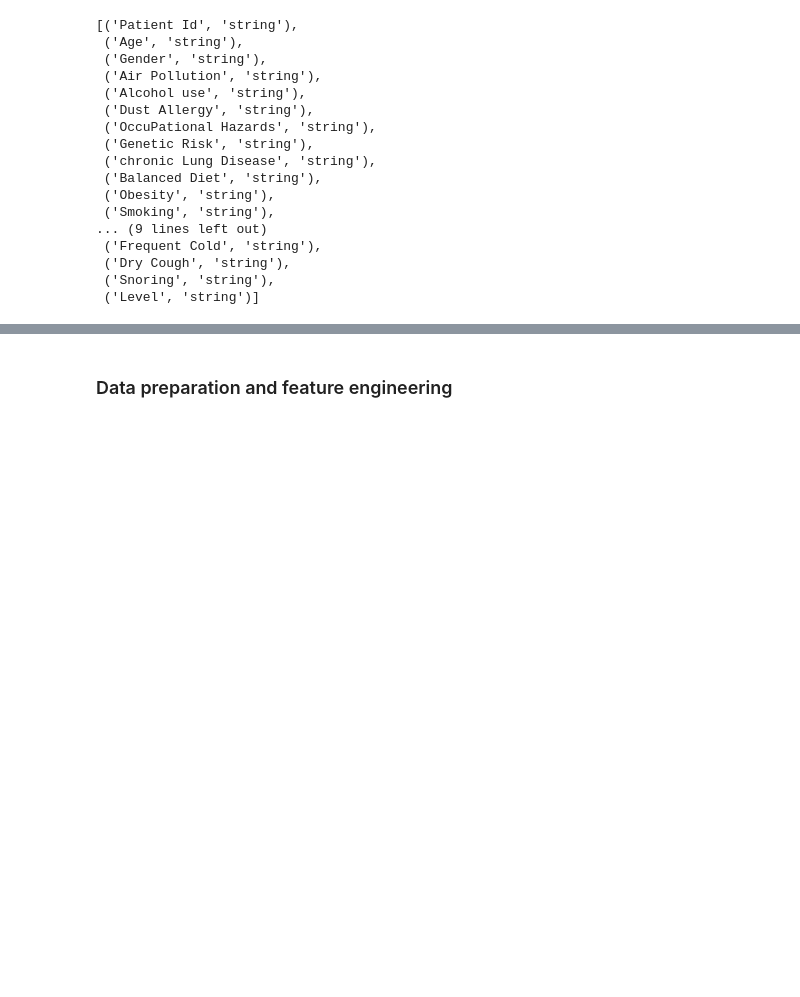
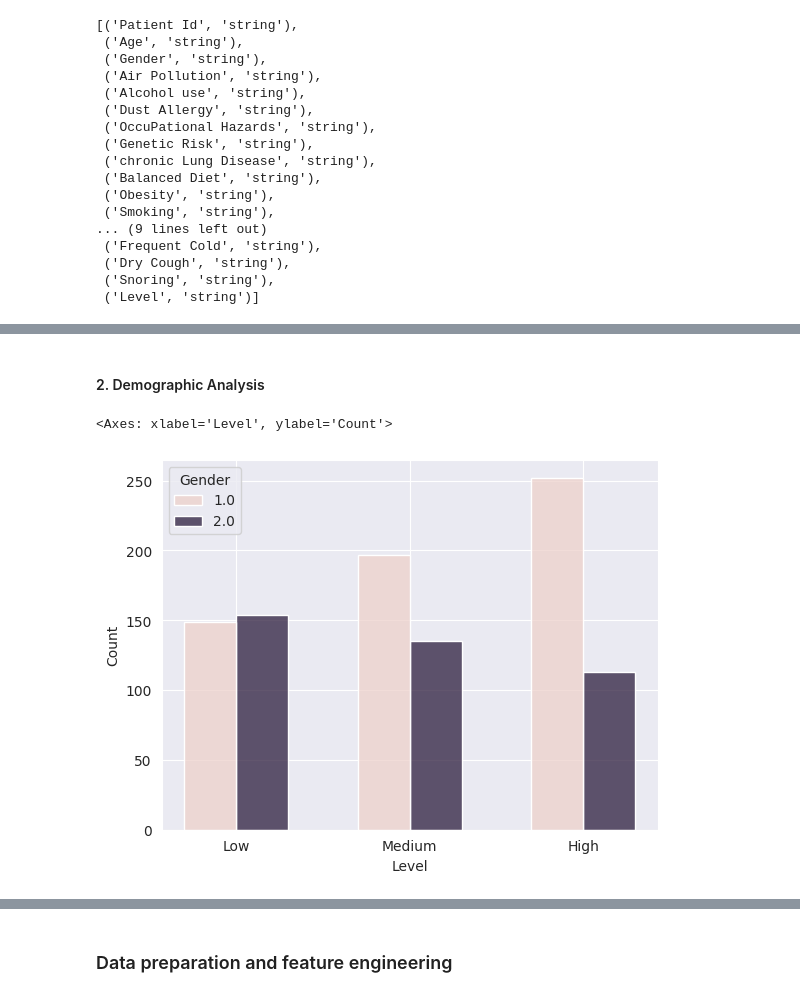
Before and after one commit to susanesho/lung-cancer-project, a Jupyter notebook: Lung_Cancer_project.ipynb, the cells around one changed output, grey strips where cells are left out. Cells and saved outputs as stored; diff of their text form; code cells hidden in the pictures; blank space fills up the shorter version.

```diff
--- a/Lung_Cancer_project.ipynb
+++ b/Lung_Cancer_project.ipynb
@@ -154,0 +201,10 @@ cancer_level.toPandas().plot.bar(x='Level',figsize=(6, 4))
+# %% [markdown]
+#### 2. Demographic Analysis
+# %%
+# Understand gender distribution for each level.
+
+sex_cancer_df = cancer_df.select('Gender', 'Level').toPandas()
+sns.histplot(data=sex_cancer_df, x="Level", hue="Gender", multiple="dodge", shrink=.6)
+# %% [output]
+<Axes: xlabel='Level', ylabel='Count'>
+[figure, added]
```
Also changed, not shown: parts of 44 cells of this notebook.
